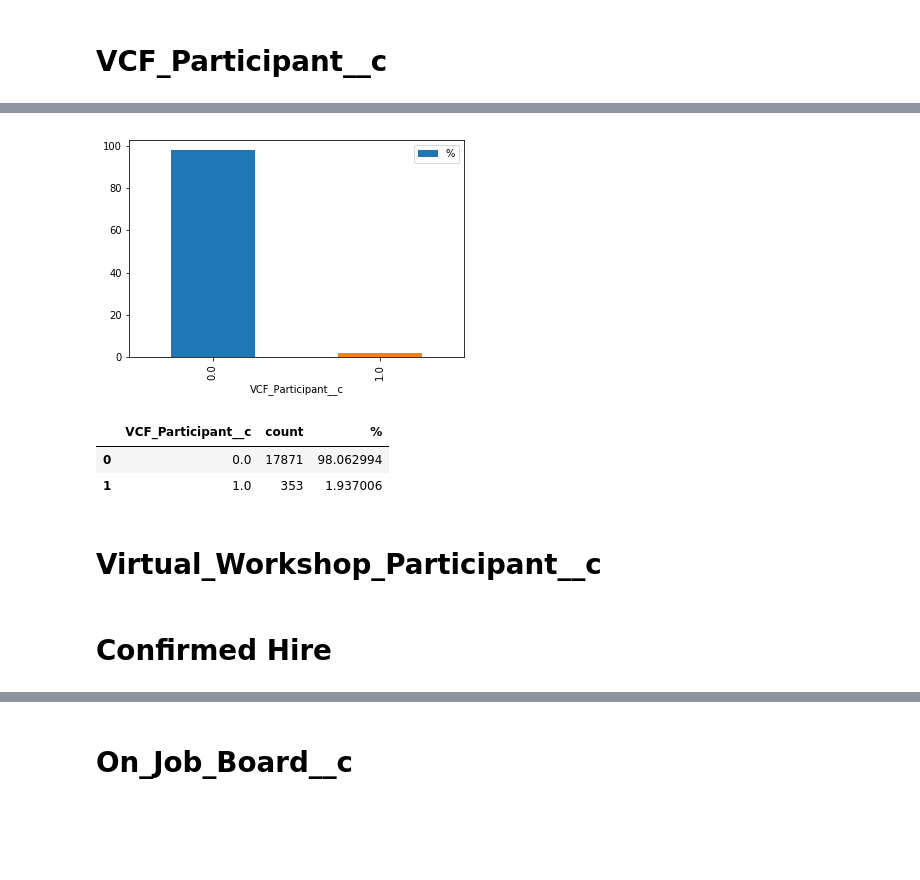
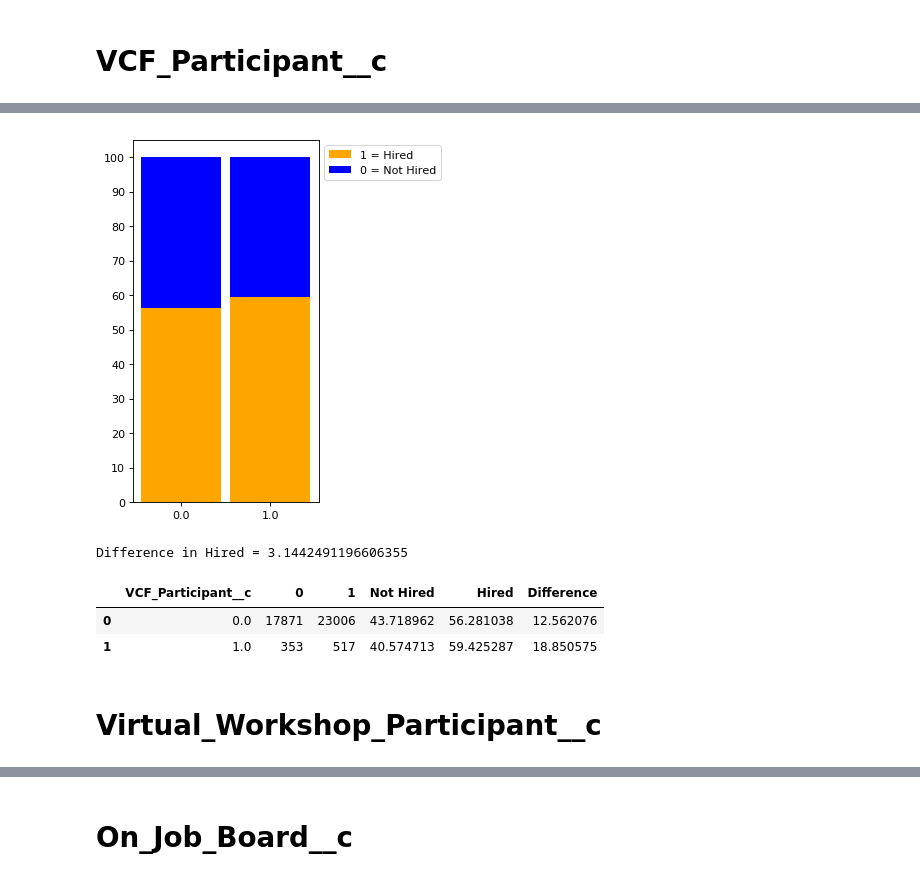
Before and after one commit to iAlhasan/DSP-Project, a Jupyter notebook: Nameetha-HireHero_Action_Analysis.ipynb, the cells around one changed output, grey strips where cells are left out. Drawn from its saved outputs; the diff is of its cells as text; code cells hidden in the pictures; blank space fills up the shorter version.

```diff
--- a/Nameetha-HireHero_Action_Analysis.ipynb
+++ b/Nameetha-HireHero_Action_Analysis.ipynb
@@ -71,11 +77,11 @@ summary(confirmed_hire,'VCF_Participant__c')
-# %%
-summary(not_confirmed_hire,'VCF_Participant__c')
-# %% [output]
-[figure, removed]
-|  | VCF_Participant__c | count | % |
-| 0 | 0.0 | 17871 | 98.062994 |
-| 1 | 1.0 | 353 | 1.937006 |
+# %%
+#summary(confirmed_hire,'VCF_Participant__c')
+compare("VCF_Participant__c", "Hire_Heroes_USA_Confirmed_Hire__c", data)
+# %% [output]
+[figure, added]
+Difference in Hired = 3.1442491196606355
+|  | VCF_Participant__c | 0 | 1 | Not Hired | Hired | Difference |
+| 0 | 0.0 | 17871 | 23006 | 43.718962 | 56.281038 | 12.562076 |
+| 1 | 1.0 | 353 | 517 | 40.574713 | 59.425287 | 18.850575 |
 # %% [markdown]
 # Virtual_Workshop_Participant__c
-# %% [markdown]
-# Confirmed Hire
```
Also changed, not shown: parts of 96 cells of this notebook.
